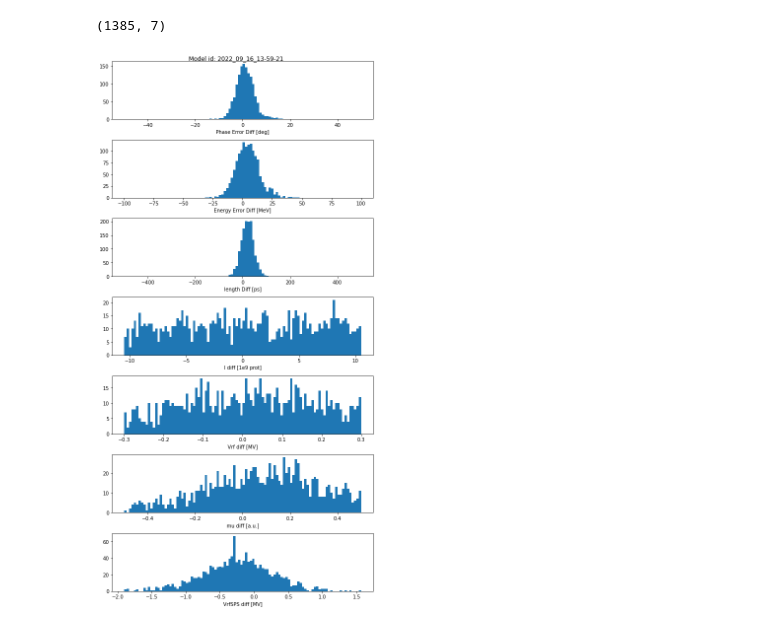
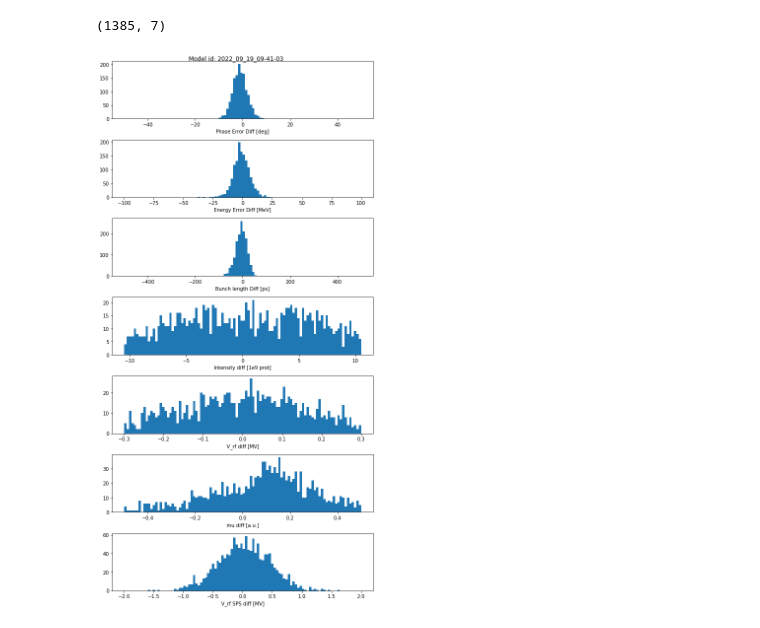
Before and after one commit to kiliakis/tomography_ML, a Jupyter notebook: evaluate_encoder.ipynb, the cells around one changed output. Drawn from its saved outputs; the diff is of its cells as text; code cells hidden in the pictures.

```diff
--- a/evaluate_encoder.ipynb
+++ b/evaluate_encoder.ipynb
@@ -45,6 +52,8 @@ x_valid, y_valid = encoder_files_to_tensors(files)
 # %%
 # Model to load
-timestamp = '2022_09_16_13-59-21'
+# timestamp = '2022_09_16_15-30-35'
+# timestamp = '2022_09_19_09-41-03'
+timestamp = get_best_model_timestamp('./trials', model='enc')
 
 # Initialize directories
 trial_dir = os.path.join('./trials/', timestamp)
@@ -77,6 +86,6 @@ Test loss: 0.690, Valid loss: 0.664
 # %%
 var_names = ['phase_error', 'energy_error',
-             'bunch_length', 'intensity', 'V_rf', 'mu', 'Vrf_SPS']
+             'bunch_length', 'intensity', 'Volt_rf', 'mu', 'Vrf_SPS']
 # report
 print('Variable\tMSE')
 for name, mse in zip(var_names, mses):
@@ -158,32 +166,32 @@ plt.xlabel('Energy Error Diff [MeV]')
 plt.sca(axes[2])
 plt.hist(diffs[:, 2]*1e12, bins=100, range=(-500, 500))
 plt.xlabel('Bunch length Diff [ps]')
 plt.sca(axes[3])
 plt.hist(diffs[:, 3]*1e-10, bins=100, range=(-10.5, 10.5))
 plt.xlabel('Intensity diff [1e9 prot]')
 plt.sca(axes[4])
 plt.hist(diffs[:, 4], bins=100, range=(-0.3, 0.3))
 plt.xlabel('V_rf diff [MV]')
 plt.sca(axes[5])
 plt.hist(diffs[:, 5], bins=100, range=(-0.5, 0.5))
 plt.xlabel('mu diff [a.u.]')
 plt.sca(axes[6])
-plt.hist(diffs[:, 6], bins=100)
+plt.hist(diffs[:, 6], bins=100, range=(-2, 2))
 plt.xlabel('V_rf SPS diff [MV]')
 plt.tight_layout()
 # for i, name in enumerate(var_names):
 #     hist, edges = np.histogram(square_errors[:, i], bins=100, density=False)
 #     hist = hist / len(square_errors[:, i])
 #     print(name, hist)
 #     ax = axes[i]
 #     plt.sca(ax)
 #     plt.bar(np.arange(len(hist)), hist, width=0.8)
 #     plt.title(name)
 #     edges = [f'{e:.4f}' for e in edges]
 #     plt.xticks(np.arange(len(hist)), edges[1:])
 #     plt.xlabel('Error')
 #     plt.ylabel('Density')
 #     plt.tight_layout()
 # %% [output]
 (1385, 7)
-[figure, old version]
+[figure, new version]
```
Also changed, not shown: parts of 5 cells of this notebook, 9 other files.
